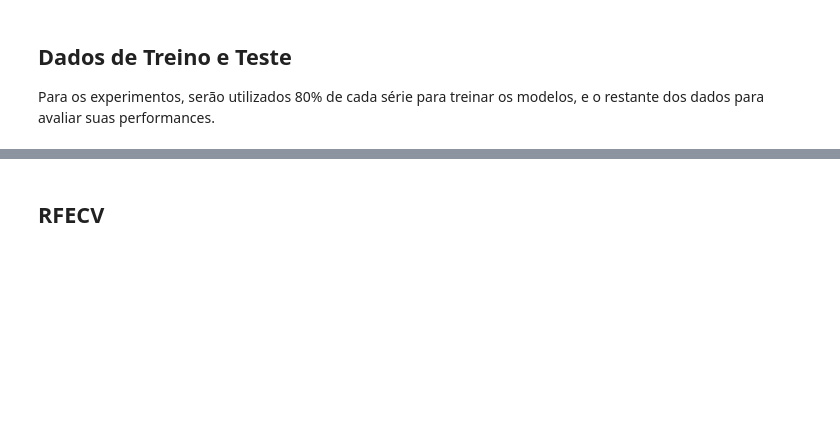
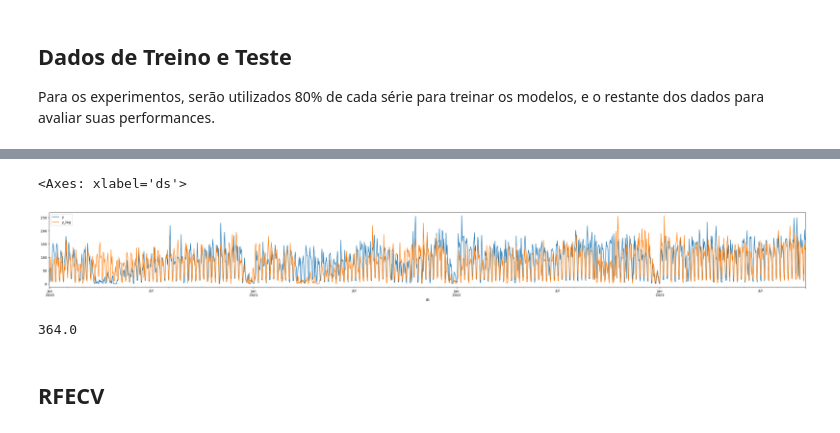
Before and after one commit to getrolucas/PIC-CD-UFERSA, a Jupyter notebook: notebooks/02_feature_engineering_e_selection.ipynb, the cells around one changed output, grey strips where cells are left out. Drawn from its saved outputs; the diff is of its cells as text; code cells hidden in the pictures; blank space fills up the shorter version.

```diff
--- a/notebooks/02_feature_engineering_e_selection.ipynb
+++ b/notebooks/02_feature_engineering_e_selection.ipynb
@@ -122,7 +122,7 @@ def lag_y(train_df, test_df, unique_id):
     )
     grouped_df = total_df.groupby(unique_id, group_keys=False)
     train_df, test_df = zip(
-        *[_lag_y(group, 336) for _, group in grouped_df]
+        *[_lag_y(group, 364) for _, group in grouped_df]
     )
     return pd.concat(train_df, ignore_index=True), pd.concat(test_df, ignore_index=True)
 # %%
@@ -131,6 +131,11 @@ features_train_df, features_test_df = lag_y(
     test_df=features_test_df,
     unique_id='unique_id'
 )
+# %%
+features_train_df.query("unique_id == 'SKU_12'").plot(x='ds', y=['y','y_lag'], figsize=(40,4))
+# %% [output]
+<Axes: xlabel='ds'>
+[figure, added]
 # %%
 # for i in range(1, 16):
 #     _df = train_df
@@ -163,6 +168,10 @@ features_test_df['pandemia'] = 0
 # %%
 features_train_df.to_csv('../data/features_train_df.csv')
 features_test_df.to_csv('../data/features_test_df.csv')
+# %%
+features_test_df.shape[0]/14
+# %% [output]
+364.0
 # %% [markdown]
 ## **RFECV**
 # %%
```
Also changed, not shown: parts of 1 cell of this notebook, 3 other files.
